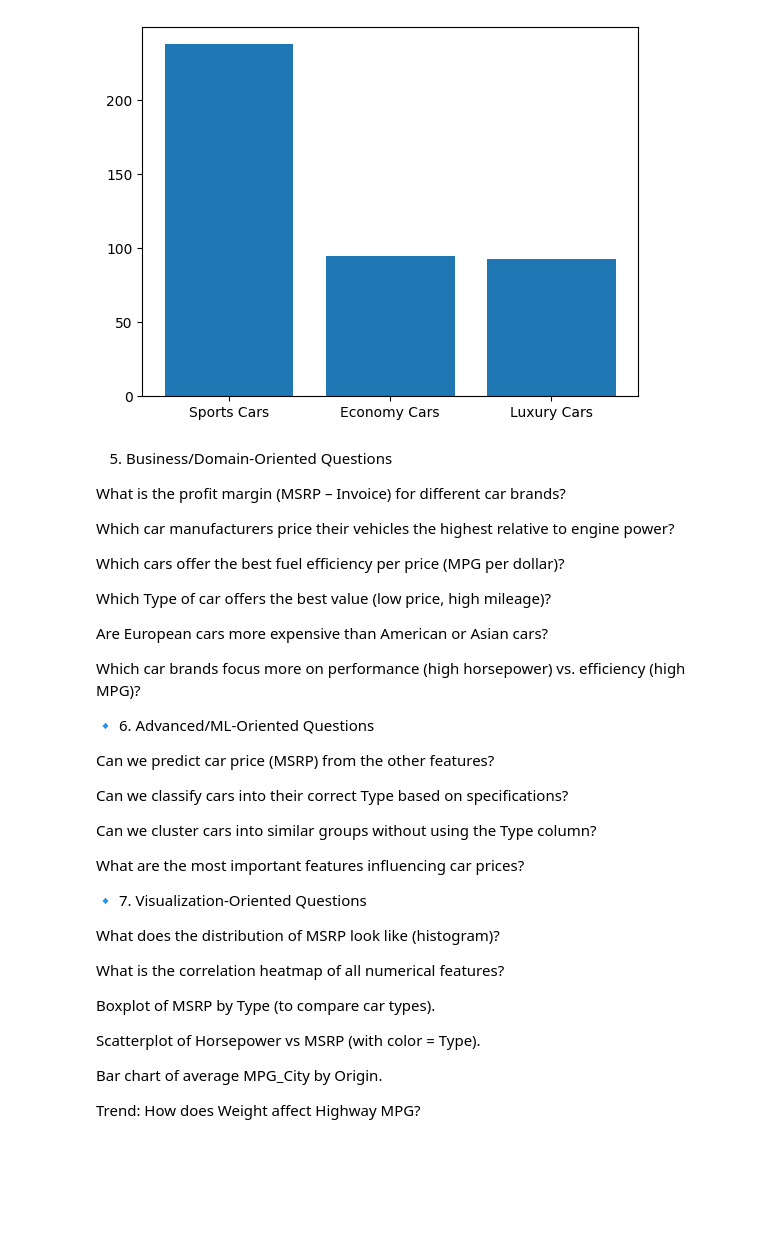
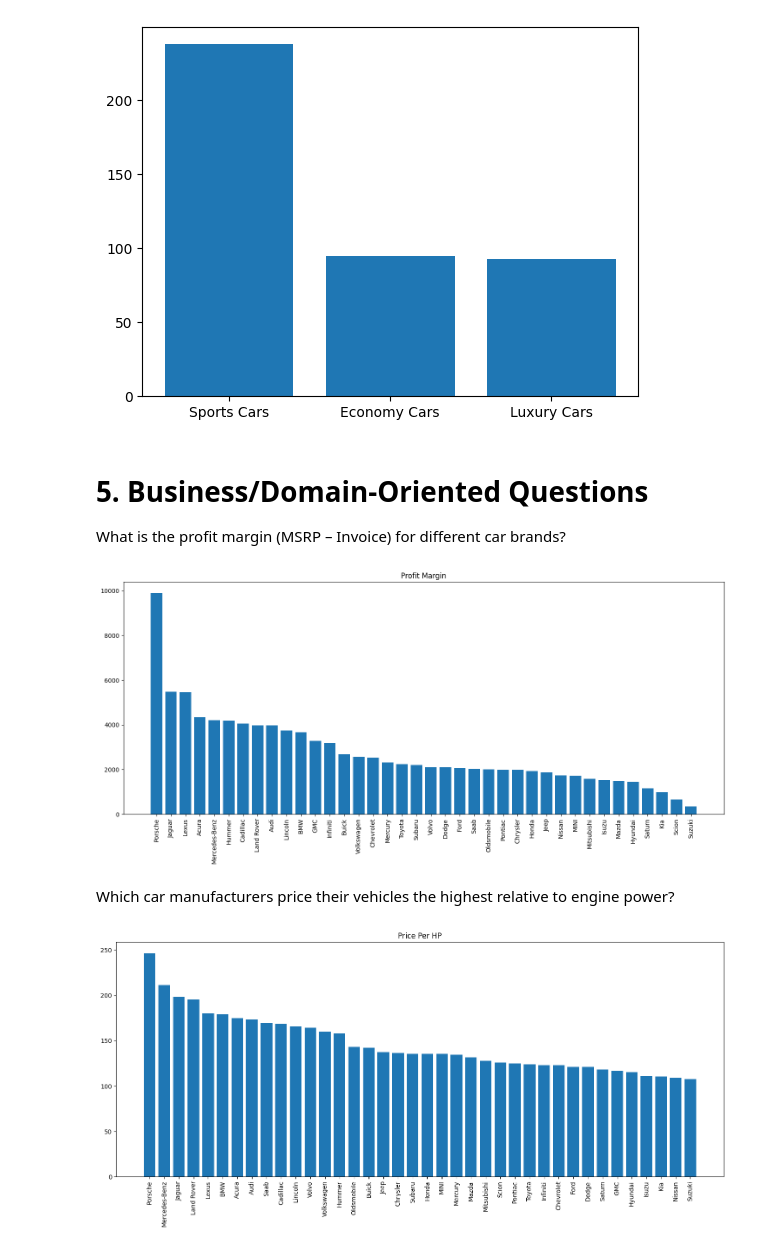
Before and after one commit to trailokya-world/Car-Data-Analysis, a Jupyter notebook: car_data_analysis/car_data_analysis.ipynb, the cells around one changed output. Saved outputs shown, nothing was run; the diff lists cells and outputs as text; code cells hidden in the pictures; blank space fills up the shorter version.

Commit message:
perform Business or Domain Oriented Question

```diff
--- a/car_data_analysis/car_data_analysis.ipynb
+++ b/car_data_analysis/car_data_analysis.ipynb
@@ -388,40 +388,23 @@ plt.show()
 # %% [output]
 [figure]
 # %% [markdown]
- 5. Business/Domain-Oriented Questions
+# 5. Business/Domain-Oriented Questions
 
 What is the profit margin (MSRP – Invoice) for different car brands?
-
-Which car manufacturers price their vehicles the highest relative to engine power?
-
-Which cars offer the best fuel efficiency per price (MPG per dollar)?
-
-Which Type of car offers the best value (low price, high mileage)?
-
-Are European cars more expensive than American or Asian cars?
-
-Which car brands focus more on performance (high horsepower) vs. efficiency (high MPG)?
-
-🔹 6. Advanced/ML-Oriented Questions
-
-Can we predict car price (MSRP) from the other features?
-
-Can we classify cars into their correct Type based on specifications?
-
-Can we cluster cars into similar groups without using the Type column?
-
-What are the most important features influencing car prices?
-
-🔹 7. Visualization-Oriented Questions
-
-What does the distribution of MSRP look like (histogram)?
-
-What is the correlation heatmap of all numerical features?
-
-Boxplot of MSRP by Type (to compare car types).
-
-Scatterplot of Horsepower vs MSRP (with color = Type).
-
-Bar chart of average MPG_City by Origin.
-
-Trend: How does Weight affect Highway MPG?
+# %%
+data["Invoice"] = data["Invoice"].replace("[\$,]", "",regex=True).astype("float")
+# %%
+data["ProfitMargin"]= data["MSRP"]-data["Invoice"]
+
+
+profitmargin= data.groupby("Make")["ProfitMargin"].mean().sort_values(ascending = False)
+# %%
+plt.figure(figsize=(18,7))
+plt.bar(profitmargin.index, profitmargin.values)
+plt.title("Profit Margin")
+plt.xticks(rotation =90)
+plt.show()
+# %% [output]
+[figure, added]
+# %% [markdown]
+Which car manufacturers price their vehicles the highest relative to engine power?
@@ -427,0 +416,8 @@ Trend: How does Weight affect Highway MPG?
+# %%
+plt.figure(figsize=(18,7))
+plt.bar(Price_per_HP.index, Price_per_HP.values)
+plt.xticks(rotation=90)
+plt.title("Price Per HP")
+plt.show()
+# %% [output]
+[figure, added]
```
Also changed, not shown: parts of 13 cells of this notebook.
